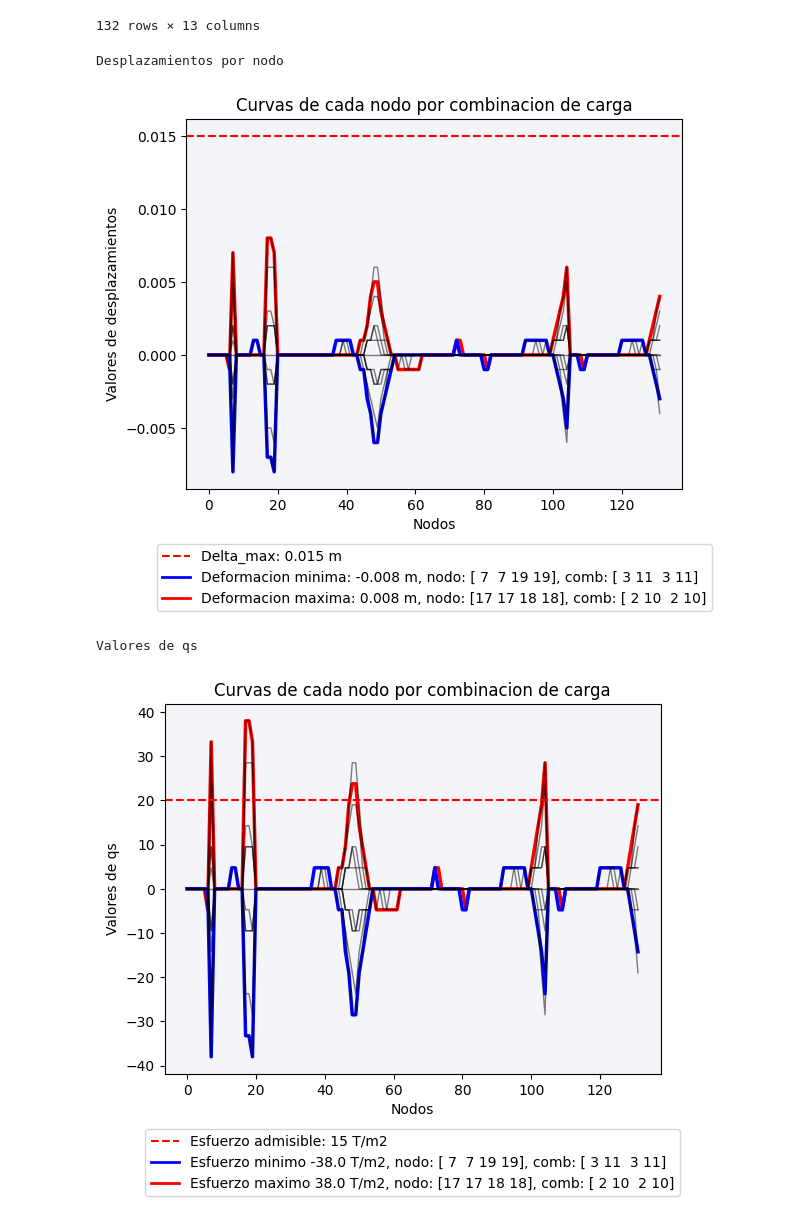
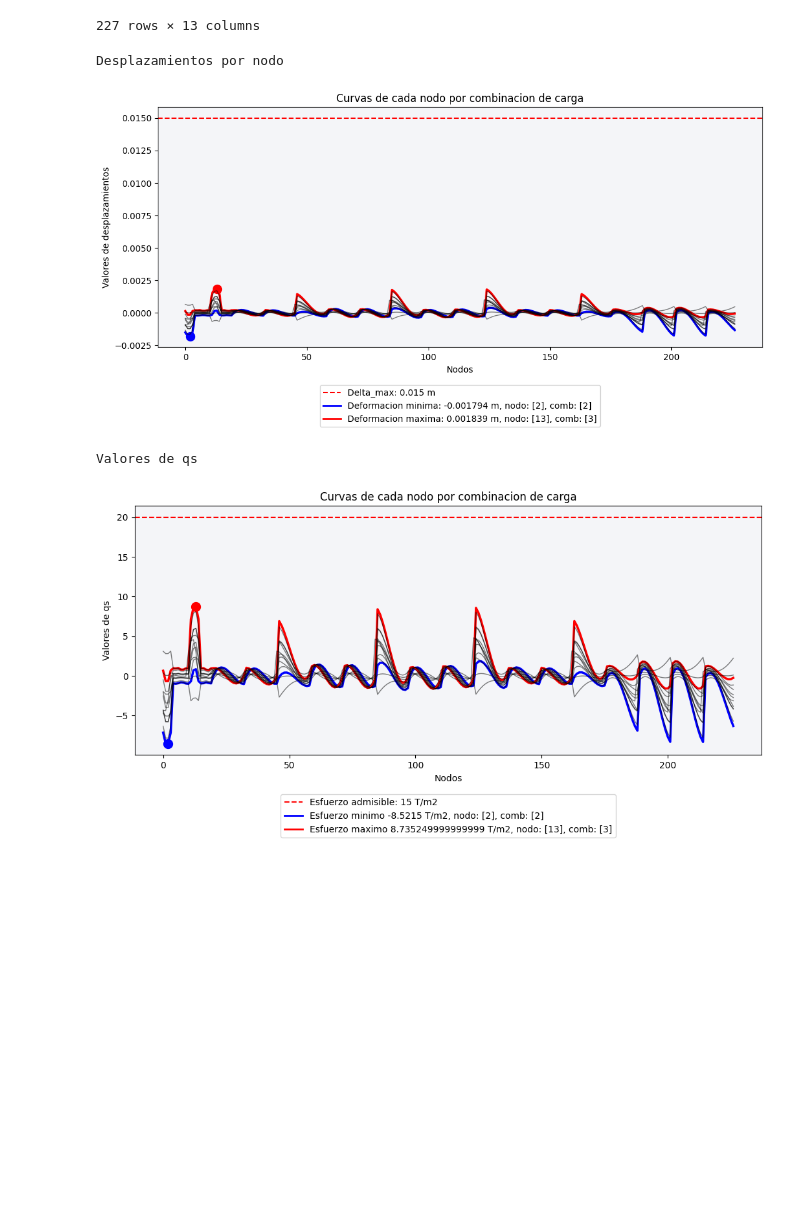
Before and after one commit to NicoJat/Main-codes, a Jupyter notebook: Cimentaciones/importacion_dt_robot.ipynb, the cells around one changed output. Drawn from its saved outputs; the diff is of its cells as text; code cells hidden in the pictures; blank space fills up the shorter version.

```diff
--- a/Cimentaciones/importacion_dt_robot.ipynb
+++ b/Cimentaciones/importacion_dt_robot.ipynb
@@ -15,8 +15,8 @@ comb = 13
 nodes = 232
 
 #Importación de datos  (Con balasto = 4750)
-Uxyz = pd.read_excel(r'C:\Users\USUARIO\Desktop\Python\Jupyter\Cimentaciones\Cimentaciones\Datos_exportados_Robot_b4750.xlsx', sheet_name='Hoja1')
-Uz = Uxyz.iloc[1:, 4].values.astype(float)
+Uxyz = pd.read_excel(r'C:\Users\USUARIO\Desktop\Python\Jupyter\Cimentaciones\Cimentaciones\DESPLZAMIENTOS1900.xlsx', sheet_name='Joint Displacements')
+Uz = Uxyz.iloc[3:, 8].values.astype(float)
 n = (len(Uz) // comb) * comb
 Uz = Uz[:n]
 #print(Uz.shape)
@@ -75,14 +75,16 @@ display(df_qs)
 
 #Create plot for displacements
 print(f'\nDesplazamientos por nodo')
-fig, ax = plt.subplots()
+fig, ax = plt.subplots(figsize=(12.5, 5))
 ax.set_facecolor('#F4F5F8')
 
 for i in range(0, comb):
     if i == comb_despMax[0]:
         ax.plot(D[:, i], label=f"Combinacion {i+1}", color='red', linewidth=2.5, alpha=1)
+        ax.scatter(nod_despMax,D_max, color='red', s=100, marker='o', label='Maximum')
     elif  i == comb_despMin[0]:
         ax.plot(D[:, i], label=f"Combinacion {i+1}", color='blue', linewidth=2.5, alpha=1)
+        ax.scatter(nod_despMin, D_min, color='blue', s=100, marker='o', label='Maximum')
     else:
         ax.plot(D[:, i], label=f"Combinacion {i+1}", color='black', linewidth=1, alpha=0.5)
 
@@ -102,14 +104,16 @@ plt.show()
 
 #create plot for strain
 print(f'\nValores de qs')
-fig, ax = plt.subplots()
+fig, ax = plt.subplots(figsize=(12.5, 5))
 ax.set_facecolor('#F4F5F8')
 
 for i in range(0, comb):
     if i == comb_esfMax[0]:
         ax.plot(qs[:, i], label=f"Combinacion {i+1}", color='red', linewidth=2.5, alpha=1)
+        ax.scatter(nod_esfMax, qs_max, color='red', s=100, marker='o', label='Maximum')
     elif  i == comb_despMin[0]:
         ax.plot(qs[:, i], label=f"Combinacion {i+1}", color='blue', linewidth=2.5, alpha=1)
+        ax.scatter(nod_esfMin, qs_min, color='blue', s=100, marker='o', label='Maximum')
     else:
         ax.plot(qs[:, i], label=f"Combinacion {i+1}", color='black', linewidth=1, alpha=0.5)
 
@@ -166,5 +170,5 @@ Desplazamientos:
-132 rows × 13 columns
+227 rows × 13 columns
 Desplazamientos por nodo
-[figure, old version]
+[figure, new version]
 Valores de qs
-[figure, old version]
+[figure, new version]
```
Also changed, not shown: parts of 1 cell of this notebook, 6 other files.
